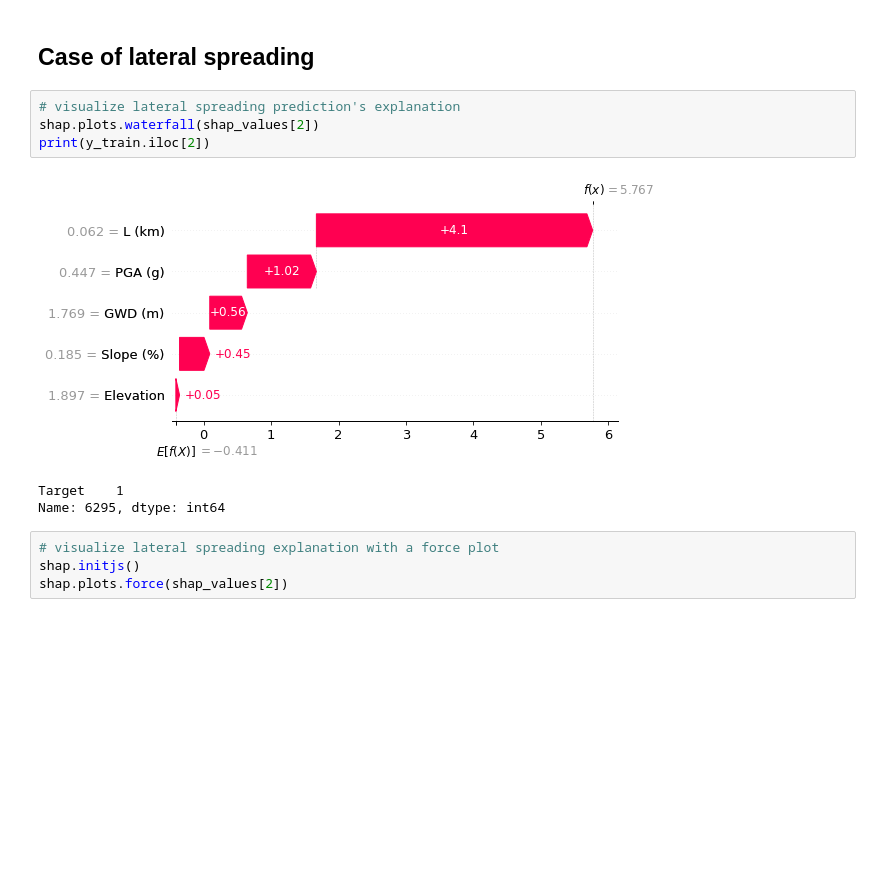
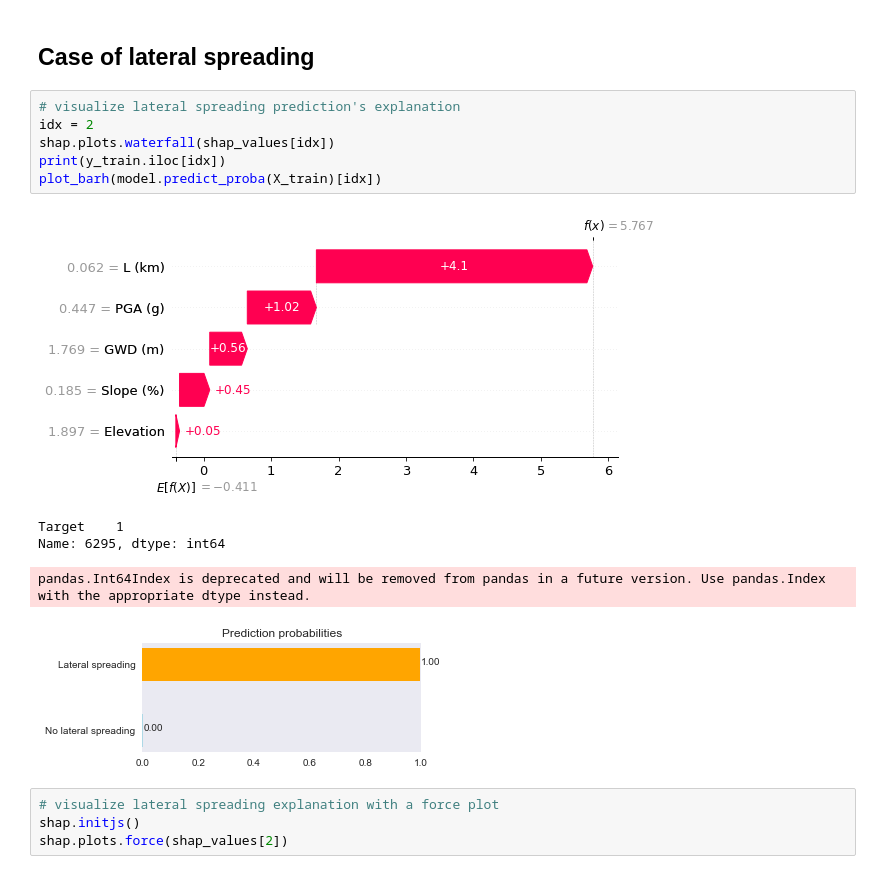
Before and after one commit to geoelements/xai-lateral-spreading, a Jupyter notebook: shap-explainer.ipynb, the cells around one changed output. Drawn from its saved outputs; the diff is of its cells as text; blank space fills up the shorter version.

```diff
--- a/shap-explainer.ipynb
+++ b/shap-explainer.ipynb
@@ -208,12 +221,16 @@ shap.plots.bar(shap_values[0])
 ## Case of lateral spreading
 # %%
 # visualize lateral spreading prediction's explanation
-shap.plots.waterfall(shap_values[2])
-print(y_train.iloc[2])
+idx = 2
+shap.plots.waterfall(shap_values[idx])
+print(y_train.iloc[idx])
+plot_barh(model.predict_proba(X_train)[idx])
 # %% [output]
 [figure]
 Target    1
 Name: 6295, dtype: int64
+pandas.Int64Index is deprecated and will be removed from pandas in a future version. Use pandas.Index with the appropriate dtype instead.
+[figure, added]
 # %%
 # visualize lateral spreading explanation with a force plot
 shap.initjs()
```
Also changed, not shown: parts of 20 cells of this notebook.
